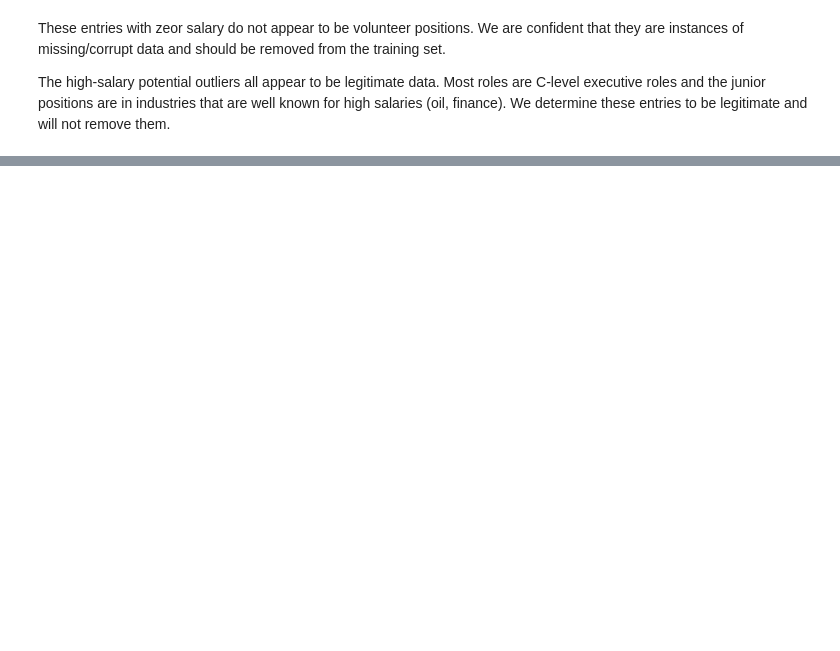
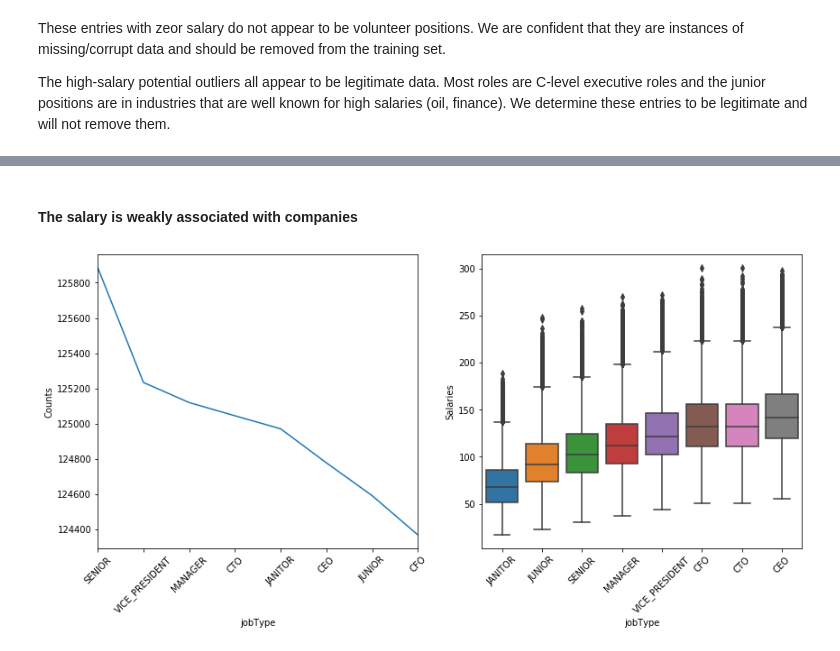
Before and after one commit to Acerunner/salary_prediction_project, a Jupyter notebook: salary_eda(template).ipynb, the cells around one changed output, grey strips where cells are left out. Saved outputs shown, nothing was run; the diff lists cells and outputs as text; code cells hidden in the pictures; blank space fills up the shorter version.

```diff
--- a/salary_eda(template).ipynb
+++ b/salary_eda(template).ipynb
@@ -298,0 +315,6 @@ def plot_feature(df, col):
+# %% [markdown]
+#### The salary is weakly associated with companies
+# %%
+plot_feature(train_df, 'jobType')
+# %% [output]
+[figure, added]
```
Also changed, not shown: parts of 22 cells of this notebook, 1 other file.
